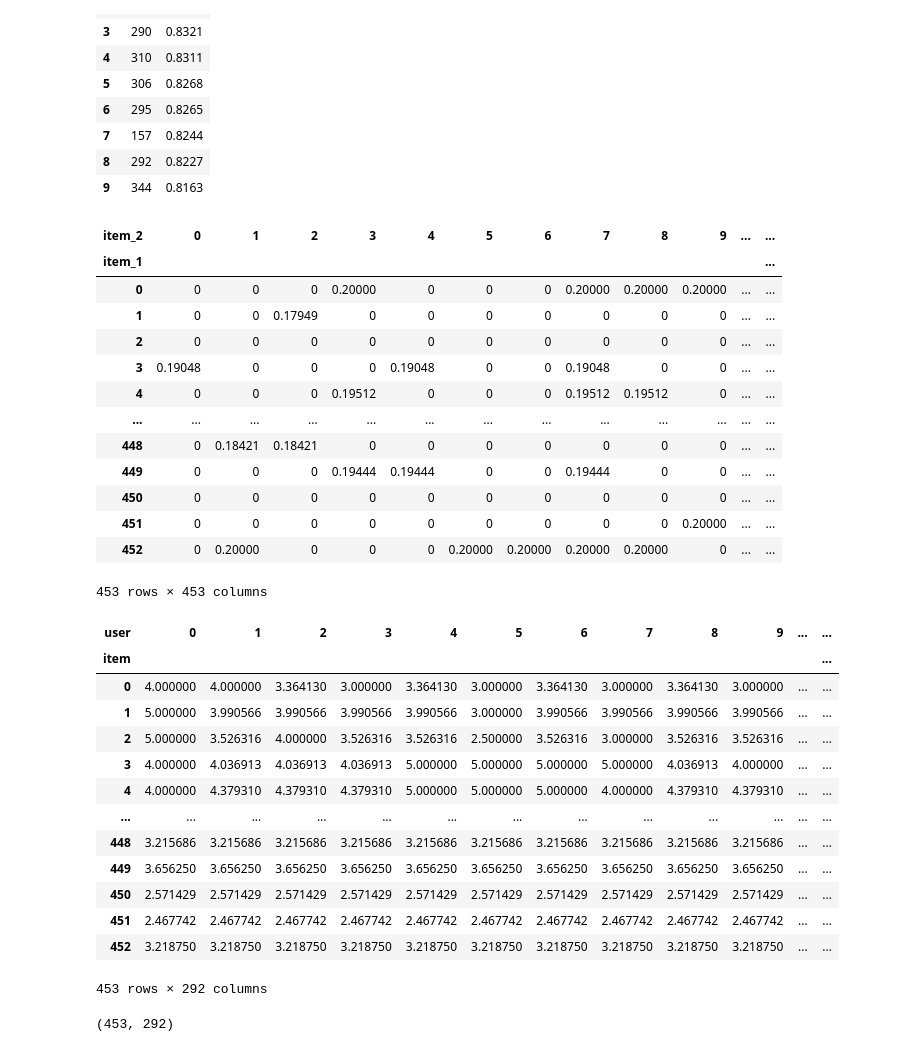
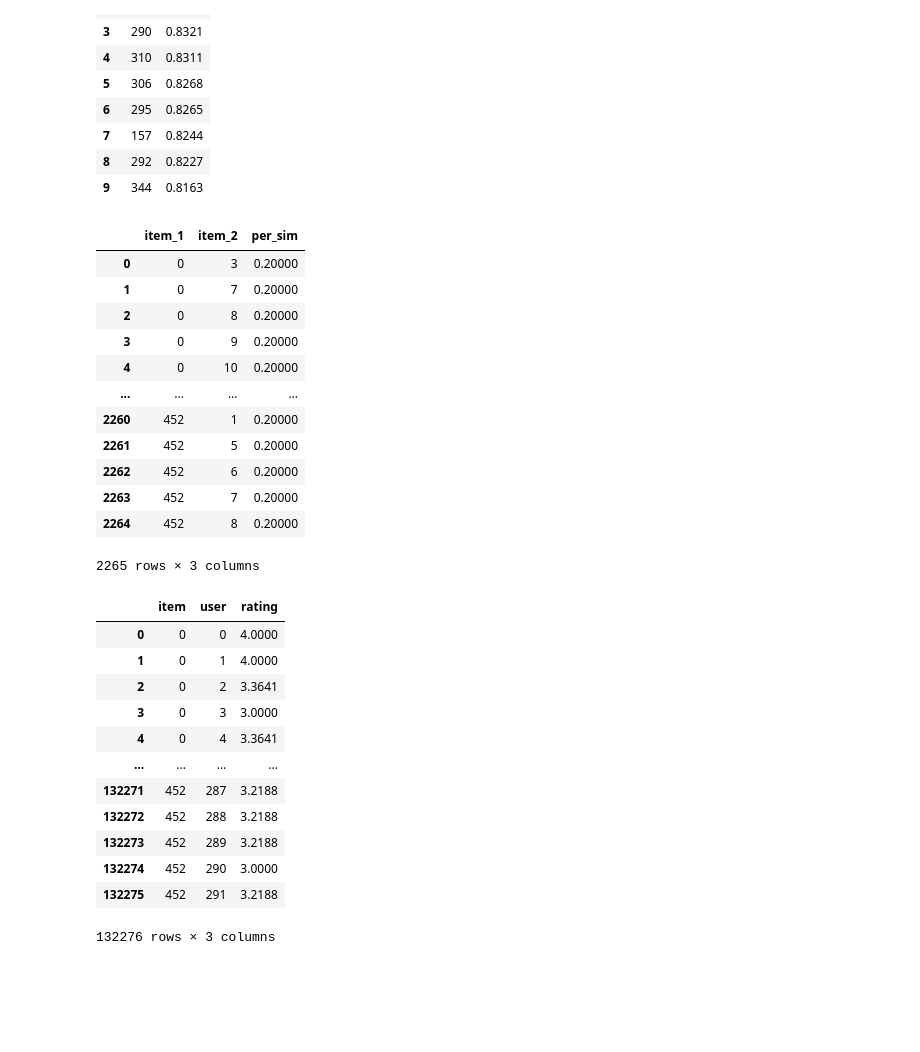
Before and after one commit to yms218/DB-Project, a Jupyter notebook: 2024-0045/test.ipynb, the cells around one changed output. Cells and saved outputs as stored; diff of their text form; code cells hidden in the pictures; blank space fills up the shorter version.

```diff
--- a/2024-0045/test.ipynb
+++ b/2024-0045/test.ipynb
@@ -412,74 +412,68 @@ get_output(
 # %%
 # IBCF
 rec_num = 4
 df_sim = get_output(
     f'''
        SELECT a.item_1, a.item_2, a.sim / SUM(a.sim) OVER (PARTITION BY item_1) as per_sim
         FROM (
         SELECT
             item_1,
             item_2,
             sim,
             ROW_NUMBER() OVER (PARTITION BY item_1 ORDER BY sim DESC, item_2 ASC) AS rn
         FROM item_similarity
         ) a
-        WHERE a.rn <= 5;
+        WHERE a.rn <= 5
     '''
 )
-df_sim = df_sim.pivot(index='item_1', columns='item_2', values='per_sim').fillna(0)
-df_sim = df_sim.reindex(columns=range(453), fill_value=0)
+# df_sim = df_sim.pivot(index='item_1', columns='item_2', values='per_sim').fillna(0)
+# df_sim = df_sim.reindex(columns=range(453), fill_value=0)
 df_sim
 # %% [output]
-| item_2 | 0 | 1 | 2 | 3 | 4 | 5 | 6 | 7 | 8 | 9 | ... | ... |
-| item_1 |  |  |  |  |  |  |  |  |  |  |  | ... |
-| 0 | 0 | 0 | 0 | 0.20000 | 0 | 0 | 0 | 0.20000 | 0.20000 | 0.20000 | ... | ... |
-| 1 | 0 | 0 | 0.17949 | 0 | 0 | 0 | 0 | 0 | 0 | 0 | ... | ... |
-| 2 | 0 | 0 | 0 | 0 | 0 | 0 | 0 | 0 | 0 | 0 | ... | ... |
-| 3 | 0.19048 | 0 | 0 | 0 | 0.19048 | 0 | 0 | 0.19048 | 0 | 0 | ... | ... |
-| 4 | 0 | 0 | 0 | 0.19512 | 0 | 0 | 0 | 0.19512 | 0.19512 | 0 | ... | ... |
-| ... | ... | ... | ... | ... | ... | ... | ... | ... | ... | ... | ... | ... |
-| 448 | 0 | 0.18421 | 0.18421 | 0 | 0 | 0 | 0 | 0 | 0 | 0 | ... | ... |
-| 449 | 0 | 0 | 0 | 0.19444 | 0.19444 | 0 | 0 | 0.19444 | 0 | 0 | ... | ... |
-| 450 | 0 | 0 | 0 | 0 | 0 | 0 | 0 | 0 | 0 | 0 | ... | ... |
-| 451 | 0 | 0 | 0 | 0 | 0 | 0 | 0 | 0 | 0 | 0.20000 | ... | ... |
-| 452 | 0 | 0.20000 | 0 | 0 | 0 | 0.20000 | 0.20000 | 0.20000 | 0.20000 | 0 | ... | ... |
+|  | item_1 | item_2 | per_sim |
+| 0 | 0 | 3 | 0.20000 |
+| 1 | 0 | 7 | 0.20000 |
+| 2 | 0 | 8 | 0.20000 |
+| 3 | 0 | 9 | 0.20000 |
+| 4 | 0 | 10 | 0.20000 |
+| ... | ... | ... | ... |
+| 2260 | 452 | 1 | 0.20000 |
+| 2261 | 452 | 5 | 0.20000 |
+| 2262 | 452 | 6 | 0.20000 |
+| 2263 | 452 | 7 | 0.20000 |
+| 2264 | 452 | 8 | 0.20000 |
-453 rows × 453 columns
+2265 rows × 3 columns
 # %%
 df = get_output(
 '''
 SELECT
+    a.item,
     a.user,
-    a.item,
     COALESCE(a.rating, avg_rating) AS rating
 FROM (
  SELECT
         user,
         item,
         rating,
-        AVG(rating) OVER (PARTITION BY item) AS avg_rating
+        round(AVG(rating) OVER (PARTITION BY item),4) AS avg_rating
     FROM ratings
 ) a
+order by a.item, a.user
 '''
 )
-df = df.pivot(index='item', columns='user', values='rating')
+# df = df.pivot(index='item', columns='user', values='rating')
 df
 # %% [output]
-| user | 0 | 1 | 2 | 3 | 4 | 5 | 6 | 7 | 8 | 9 | ... | ... |
-| item |  |  |  |  |  |  |  |  |  |  |  | ... |
-| 0 | 4.000000 | 4.000000 | 3.364130 | 3.000000 | 3.364130 | 3.000000 | 3.364130 | 3.000000 | 3.364130 | 3.000000 | ... | ... |
-| 1 | 5.000000 | 3.990566 | 3.990566 | 3.990566 | 3.990566 | 3.000000 | 3.990566 | 3.990566 | 3.990566 | 3.990566 | ... | ... |
-| 2 | 5.000000 | 3.526316 | 4.000000 | 3.526316 | 3.526316 | 2.500000 | 3.526316 | 3.000000 | 3.526316 | 3.526316 | ... | ... |
-| 3 | 4.000000 | 4.036913 | 4.036913 | 4.036913 | 5.000000 | 5.000000 | 5.000000 | 5.000000 | 4.036913 | 4.000000 | ... | ... |
-| 4 | 4.000000 | 4.379310 | 4.379310 | 4.379310 | 5.000000 | 5.000000 | 5.000000 | 4.000000 | 4.379310 | 4.379310 | ... | ... |
-| ... | ... | ... | ... | ... | ... | ... | ... | ... | ... | ... | ... | ... |
-| 448 | 3.215686 | 3.215686 | 3.215686 | 3.215686 | 3.215686 | 3.215686 | 3.215686 | 3.215686 | 3.215686 | 3.215686 | ... | ... |
-| 449 | 3.656250 | 3.656250 | 3.656250 | 3.656250 | 3.656250 | 3.656250 | 3.656250 | 3.656250 | 3.656250 | 3.656250 | ... | ... |
-| 450 | 2.571429 | 2.571429 | 2.571429 | 2.571429 | 2.571429 | 2.571429 | 2.571429 | 2.571429 | 2.571429 | 2.571429 | ... | ... |
-| 451 | 2.467742 | 2.467742 | 2.467742 | 2.467742 | 2.467742 | 2.467742 | 2.467742 | 2.467742 | 2.467742 | 2.467742 | ... | ... |
-| 452 | 3.218750 | 3.218750 | 3.218750 | 3.218750 | 3.218750 | 3.218750 | 3.218750 | 3.218750 | 3.218750 | 3.218750 | ... | ... |
+|  | item | user | rating |
+| 0 | 0 | 0 | 4.0000 |
+| 1 | 0 | 1 | 4.0000 |
+| 2 | 0 | 2 | 3.3641 |
+| 3 | 0 | 3 | 3.0000 |
+| 4 | 0 | 4 | 3.3641 |
+| ... | ... | ... | ... |
+| 132271 | 452 | 287 | 3.2188 |
+| 132272 | 452 | 288 | 3.2188 |
+| 132273 | 452 | 289 | 3.2188 |
+| 132274 | 452 | 290 | 3.0000 |
+| 132275 | 452 | 291 | 3.2188 |
-453 rows × 292 columns
+132276 rows × 3 columns
-# %%
-result_matrix = np.dot(df_sim.T, df)
-result_matrix.shape
-# %% [output]
-(453, 292)
```
Also changed, not shown: parts of 6 cells of this notebook.
